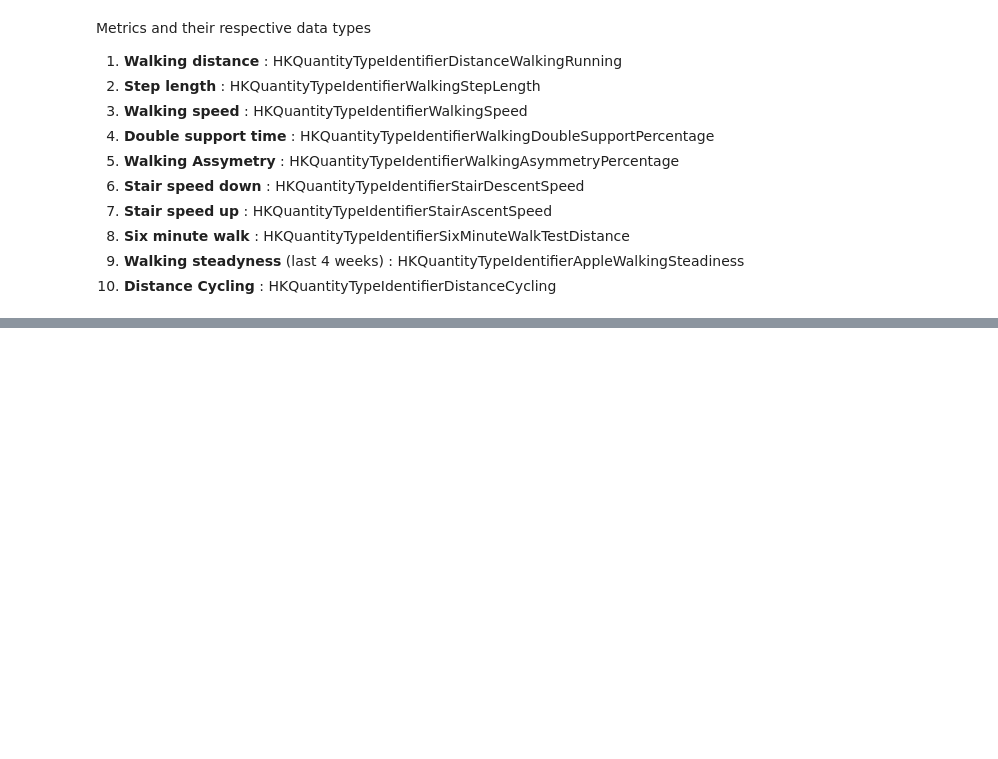
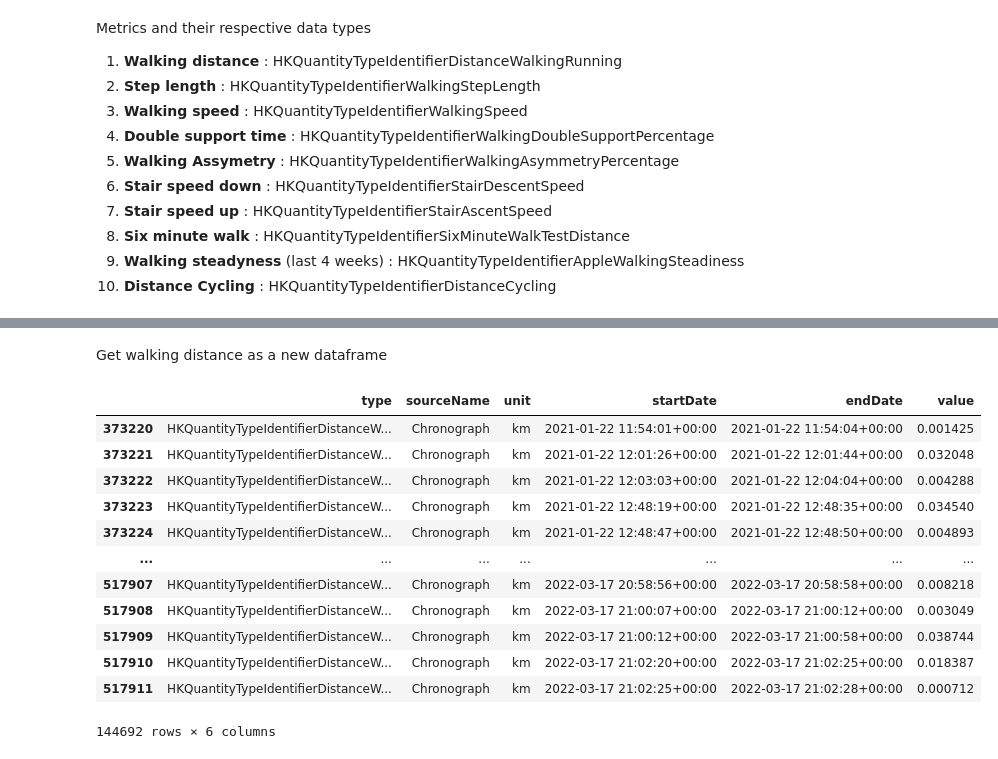
Before and after one commit to brunoamaral/gregory-ai, a Jupyter notebook: notebooks/mobility report.ipynb, the cells around one changed output, grey strips where cells are left out. Drawn from its saved outputs; the diff is of its cells as text; code cells hidden in the pictures; blank space fills up the shorter version.

```diff
--- a/notebooks/mobility report.ipynb
+++ b/notebooks/mobility report.ipynb
@@ -86,0 +58,19 @@ Combo charts:
+# %% [markdown]
+Get walking distance as a new dataframe
+# %%
+walking_distance = data.loc[data['type'] == 'HKQuantityTypeIdentifierDistanceWalkingRunning']
+walking_distance
+# %% [output]
+|  | type | sourceName | unit | startDate | endDate | value |
+| 373220 | HKQuantityTypeIdentifierDistanceW... | Chronograph | km | 2021-01-22 11:54:01+00:00 | 2021-01-22 11:54:04+00:00 | 0.001425 |
+| 373221 | HKQuantityTypeIdentifierDistanceW... | Chronograph | km | 2021-01-22 12:01:26+00:00 | 2021-01-22 12:01:44+00:00 | 0.032048 |
+| 373222 | HKQuantityTypeIdentifierDistanceW... | Chronograph | km | 2021-01-22 12:03:03+00:00 | 2021-01-22 12:04:04+00:00 | 0.004288 |
+| 373223 | HKQuantityTypeIdentifierDistanceW... | Chronograph | km | 2021-01-22 12:48:19+00:00 | 2021-01-22 12:48:35+00:00 | 0.034540 |
+| 373224 | HKQuantityTypeIdentifierDistanceW... | Chronograph | km | 2021-01-22 12:48:47+00:00 | 2021-01-22 12:48:50+00:00 | 0.004893 |
+| ... | ... | ... | ... | ... | ... | ... |
+| 517907 | HKQuantityTypeIdentifierDistanceW... | Chronograph | km | 2022-03-17 20:58:56+00:00 | 2022-03-17 20:58:58+00:00 | 0.008218 |
+| 517908 | HKQuantityTypeIdentifierDistanceW... | Chronograph | km | 2022-03-17 21:00:07+00:00 | 2022-03-17 21:00:12+00:00 | 0.003049 |
+| 517909 | HKQuantityTypeIdentifierDistanceW... | Chronograph | km | 2022-03-17 21:00:12+00:00 | 2022-03-17 21:00:58+00:00 | 0.038744 |
+| 517910 | HKQuantityTypeIdentifierDistanceW... | Chronograph | km | 2022-03-17 21:02:20+00:00 | 2022-03-17 21:02:25+00:00 | 0.018387 |
+| 517911 | HKQuantityTypeIdentifierDistanceW... | Chronograph | km | 2022-03-17 21:02:25+00:00 | 2022-03-17 21:02:28+00:00 | 0.000712 |
+144692 rows × 6 columns
```
Also changed, not shown: parts of 6 cells of this notebook.
